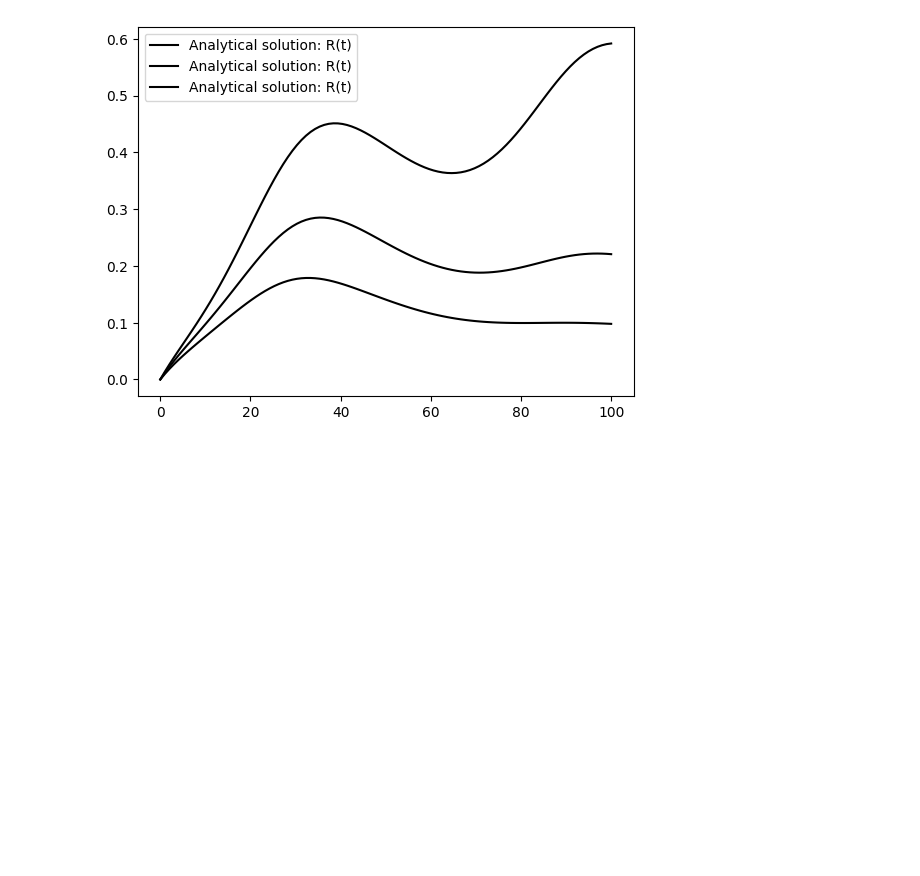
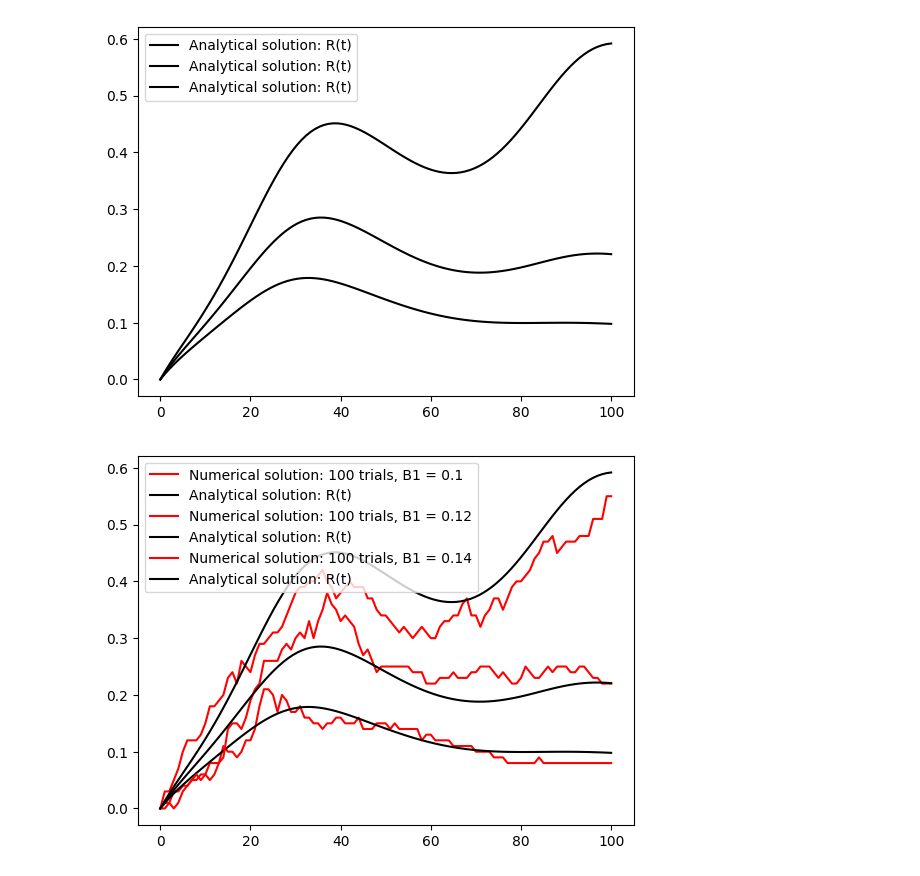
Before and after one commit to colmmcc2000/RSCAM_Group_11, a Jupyter notebook: code_RSCAM.ipynb, the cells around one changed output. Cells and saved outputs as stored; diff of their text form; code cells hidden in the pictures; blank space fills up the shorter version.

```diff
--- a/code_RSCAM.ipynb
+++ b/code_RSCAM.ipynb
@@ -232,0 +256,23 @@ plt.show()
+# %%
+N = 100 #Number of trials. Need a lot for this
+T_max = 100
+M0 = 100
+R0 = 0
+beta = 0.7
+u = 1e-3
+C2 = 0.1
+for B1 in [0.1, 0.12, 0.14]:
+    grid, mean_pop, mean_r, probs = get_mean_trajectory_double(N, T_max, M0, R0,
+                                                               example_rates_double, beta, u, B1, C2)
+    plt.plot(grid, probs, c = 'red', label = f'Numerical solution: {N} trials, B1 = {B1}' )
+
+    vals_r = np.linspace(0, 100, 100)
+    store_r = np.zeros(len(vals_r))
+    for i, _ in enumerate(vals_r):
+        store_r[i] = P_R(_, B1)
+    plt.plot(vals_r, store_r, c = 'black', linestyle = '-', label = 'Analytical solution: R(t)')
+    plt.legend()
+
+plt.show()
+# %% [output]
+[figure, added]
```
Also changed, not shown: parts of 6 cells of this notebook, 2 other files.
